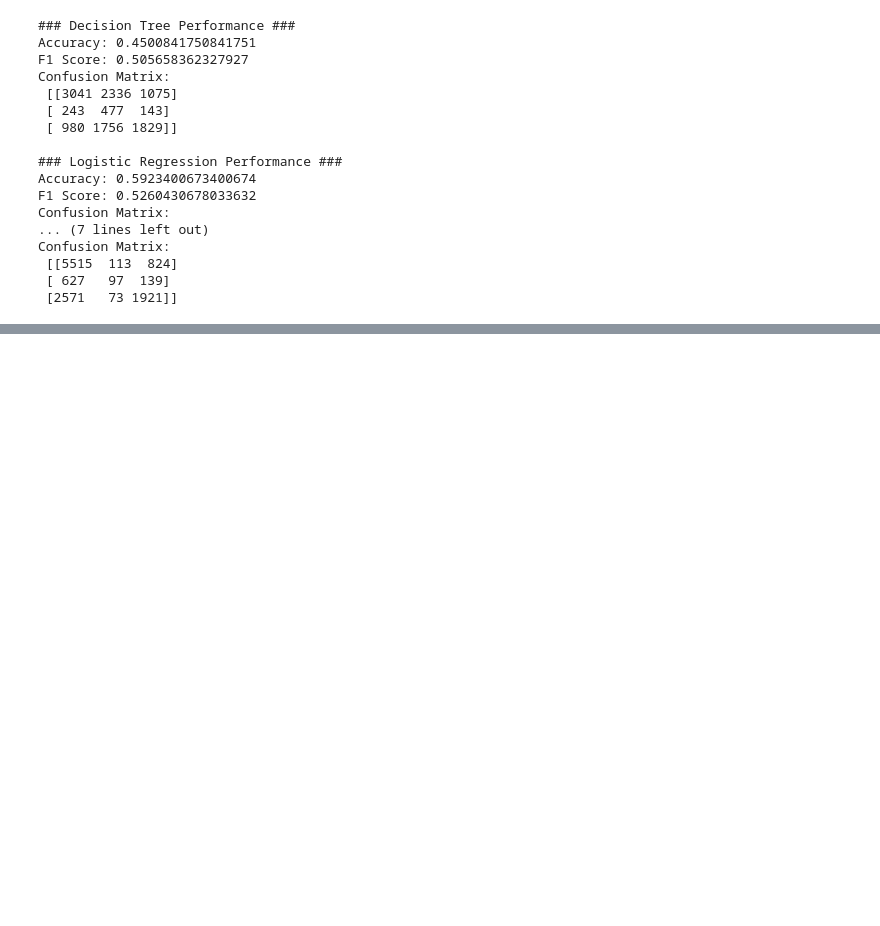
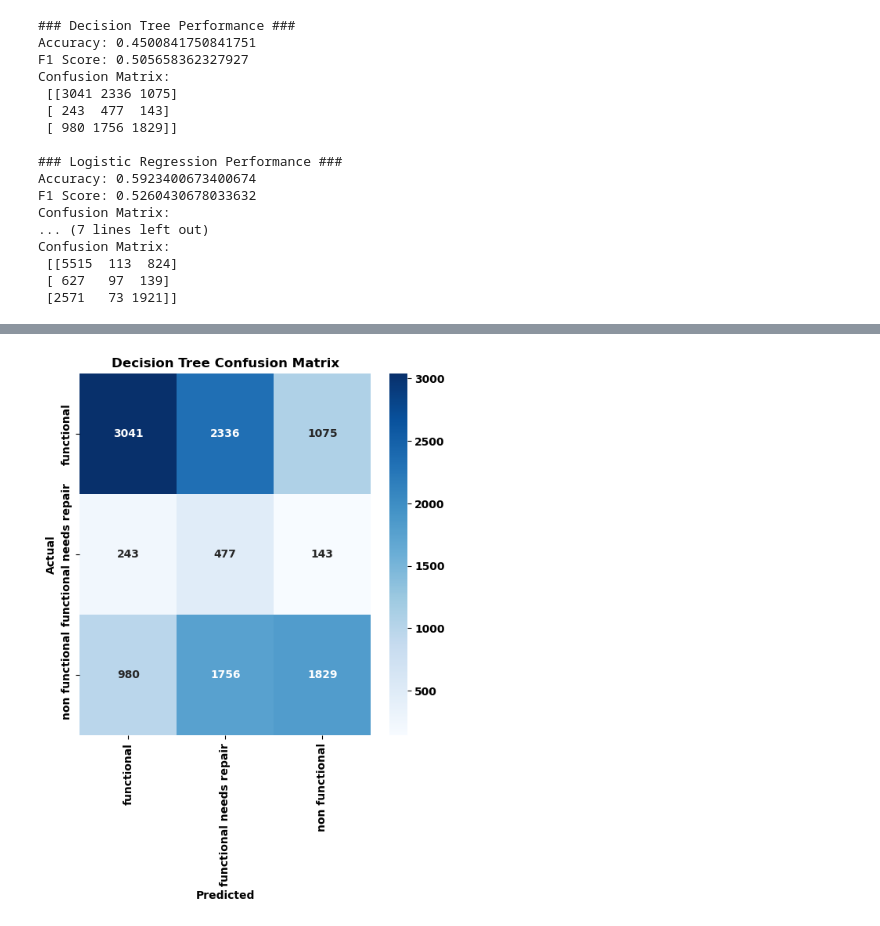
Before and after one commit to Otim135/PHASE_3_CLASSIFICATION_PROJECT, a Jupyter notebook: final_well_analysis.ipynb, the cells around one changed output, grey strips where cells are left out. Cells and saved outputs as stored; diff of their text form; code cells hidden in the pictures; blank space fills up the shorter version.

Commit message:
Summarized the model performance of the 3 models

```diff
--- a/final_well_analysis.ipynb
+++ b/final_well_analysis.ipynb
@@ -231,0 +239,90 @@ Confusion Matrix:
+# %%
+import matplotlib.pyplot as plt
+from sklearn.metrics import confusion_matrix, accuracy_score, f1_score, classification_report
+import seaborn as sns
+
+
+
+# Function to plot confusion matrix and provide a summary
+def plot_confusion_matrix(y_true, y_pred, title):
+    """
+    Function to plot a confusion matrix and return its summary.
+    """
+    cm = confusion_matrix(y_true, y_pred)
+    plt.figure(figsize=(6, 6))
+    sns.heatmap(cm, annot=True, fmt='d', cmap='Blues', xticklabels=label_encoder.classes_, yticklabels=label_encoder.classes_)
+    plt.title(title)
+    plt.ylabel('Actual')
+    plt.xlabel('Predicted')
+    plt.show()
+
+    # Summary
+    print(f"Summary for {title}:\n")
+    print(f"Accuracy: {accuracy_score(y_true, y_pred):.2f}")
+    print(f"F1 Score (Weighted): {f1_score(y_true, y_pred, average='weighted'):.2f}")
+    print("\nClassification Report:")
+    print(classification_report(y_true, y_pred, target_names=label_encoder.classes_, zero_division=0))
+    print("-" * 50)
+
+
+# Decision Tree Confusion Matrix
+print("### Decision Tree Results ###")
+plot_confusion_matrix(y_val, y_pred_dt, 'Decision Tree Confusion Matrix')
+
+# Logistic Regression Confusion Matrix
+print("\n### Logistic Regression Results ###")
+plot_confusion_matrix(y_val, y_pred_lr, 'Logistic Regression Confusion Matrix')
+
+# Random Forest Confusion Matrix
+print("\n### Random Forest Results ###")
+plot_confusion_matrix(y_val, y_pred_rf, 'Random Forest Confusion Matrix')
+
+# Compare Accuracy and F1 Scores
+models = ['Decision Tree', 'Logistic Regression', 'Random Forest']
+accuracies = [
+    accuracy_score(y_val, y_pred_dt),
+    accuracy_score(y_val, y_pred_lr),
+    accuracy_score(y_val, y_pred_rf)
+]
+f1_scores = [
+    f1_score(y_val, y_pred_dt, average='weighted'),
+    f1_score(y_val, y_pred_lr, average='weighted'),
+    f1_score(y_val, y_pred_rf, average='weighted')
+]
+
+# Comparison Plot
+plt.figure(figsize=(10, 5))
+
+# Accuracy Comparison
+plt.subplot(1, 2, 1)
+plt.bar(models, accuracies, color=['skyblue', 'orange', 'green'])
+plt.title('Model Accuracy')
+plt.ylabel('Accuracy')
+
+# F1 Score Comparison
+plt.subplot(1, 2, 2)
+plt.bar(models, f1_scores, color=['skyblue', 'orange', 'green'])
+plt.title('Model F1 Score')
+plt.ylabel('F1 Score')
+
+plt.tight_layout()
+plt.show()
+
+# Summarize Results for Accuracy and F1 Score
+print("\n### Summary of Model Performance ###")
+
+# Accuracy Comparison
+print("1. Model Accuracy:")
+best_model_accuracy = models[accuracies.index(max(accuracies))]
+print(f"- {best_model_accuracy} achieved the highest accuracy ({max(accuracies):.2f}).")
+
+# F1 Score Comparison
+print("\n2. Model F1 Score:")
+best_model_f1 = models[f1_scores.index(max(f1_scores))]
+print(f"- {best_model_f1} achieved the highest F1 score ({max(f1_scores):.2f}).")
+
+print("\nInterpretation:")
+print("- Accuracy measures how often the model predicts correctly overall.")
+print("- F1 Score balances precision and recall, making it useful for imbalanced datasets.")
+print("- Random Forest, with its ensemble learning, may outperform other models in terms of accuracy and F1 score.")
+# %% [output]
@@ -231,0 +330 @@ Confusion Matrix:
+[figure, added]
```
Also changed, not shown: parts of 3 cells of this notebook.
